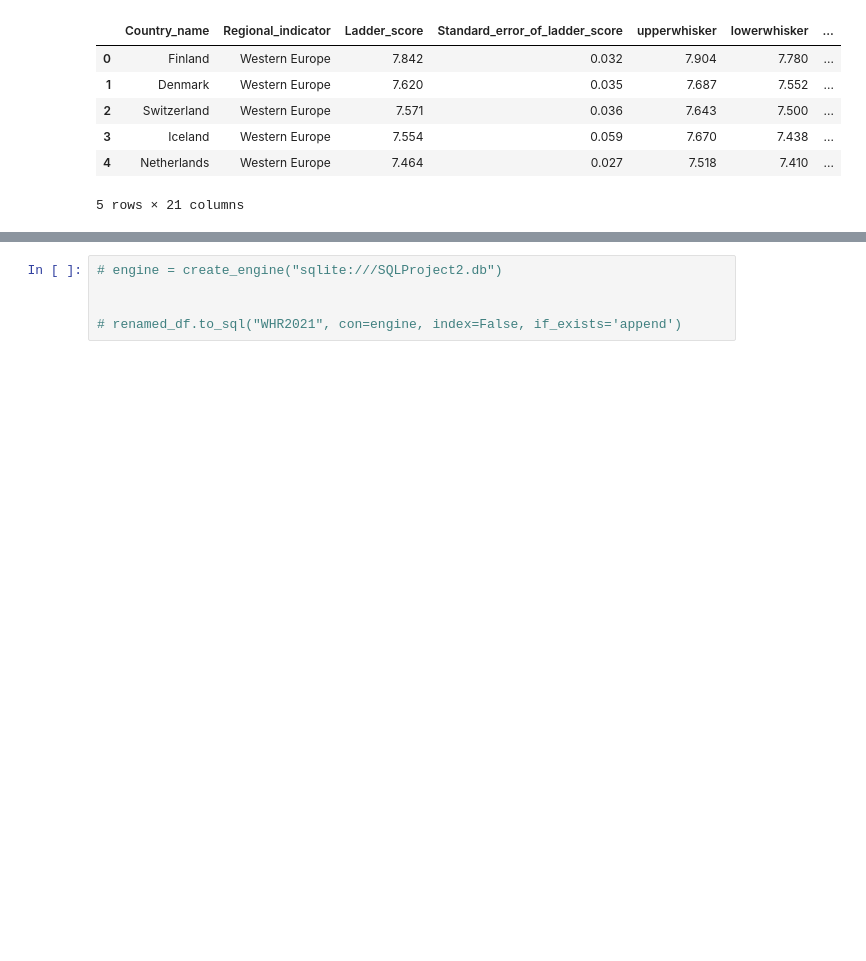
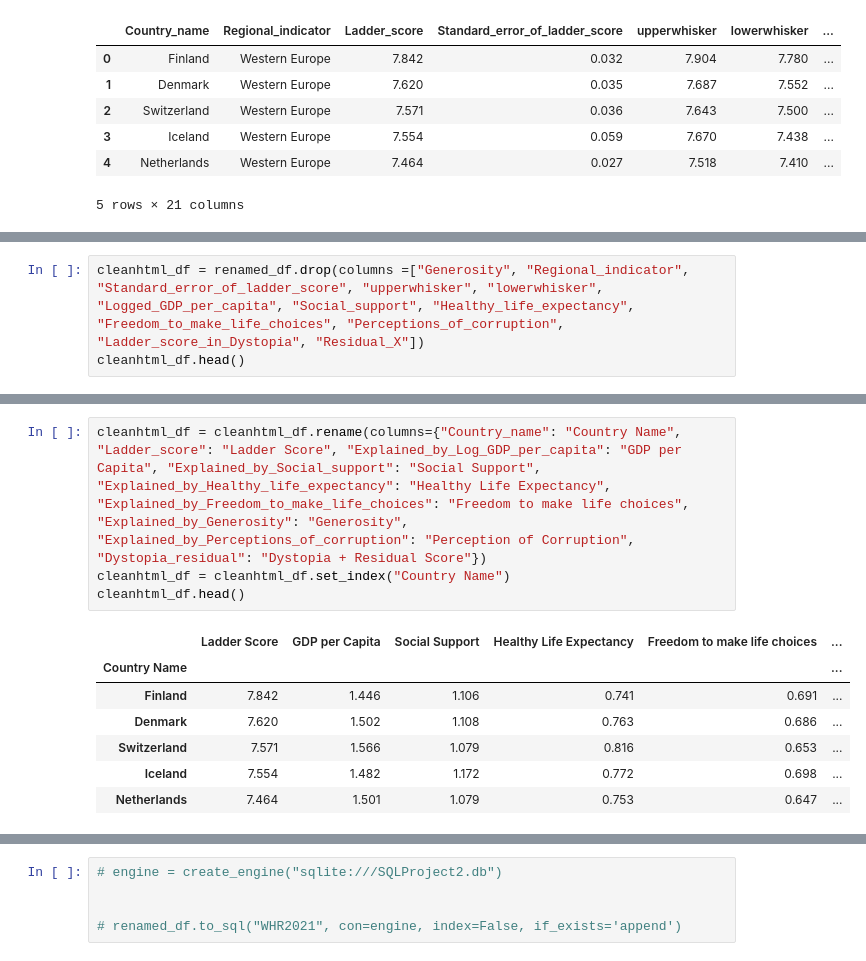
Before and after one commit to CoryOpie/Project_2, a Jupyter notebook: CleanProject.ipynb, the cells around one changed output, grey strips where cells are left out. Saved outputs shown, nothing was run; the diff lists cells and outputs as text; blank space fills up the shorter version.

```diff
--- a/CleanProject.ipynb
+++ b/CleanProject.ipynb
@@ -129,0 +174,3 @@ plt.show()
+# %%
+cleanhtml_df = renamed_df.drop(columns =["Generosity", "Regional_indicator", "Standard_error_of_ladder_score", "upperwhisker", "lowerwhisker", "Logged_GDP_per_capita", "Social_support", "Healthy_life_expectancy", "Freedom_to_make_life_choices", "Perceptions_of_corruption", "Ladder_score_in_Dystopia", "Residual_X"])
+cleanhtml_df.head()
@@ -129,0 +184,12 @@ plt.show()
+# %%
+cleanhtml_df = cleanhtml_df.rename(columns={"Country_name": "Country Name", "Ladder_score": "Ladder Score", "Explained_by_Log_GDP_per_capita": "GDP per Capita", "Explained_by_Social_support": "Social Support", "Explained_by_Healthy_life_expectancy": "Healthy Life Expectancy", "Explained_by_Freedom_to_make_life_choices": "Freedom to make life choices", "Explained_by_Generosity": "Generosity", "Explained_by_Perceptions_of_corruption": "Perception of Corruption", "Dystopia_residual": "Dystopia + Residual Score"})
+cleanhtml_df = cleanhtml_df.set_index("Country Name")
+cleanhtml_df.head()
+# %% [output]
+|  | Ladder Score | GDP per Capita | Social Support | Healthy Life Expectancy | Freedom to make life choices | ... |
+| Country Name |  |  |  |  |  | ... |
+| Finland | 7.842 | 1.446 | 1.106 | 0.741 | 0.691 | ... |
+| Denmark | 7.620 | 1.502 | 1.108 | 0.763 | 0.686 | ... |
+| Switzerland | 7.571 | 1.566 | 1.079 | 0.816 | 0.653 | ... |
+| Iceland | 7.554 | 1.482 | 1.172 | 0.772 | 0.698 | ... |
+| Netherlands | 7.464 | 1.501 | 1.079 | 0.753 | 0.647 | ... |
```
Also changed, not shown: parts of 17 cells of this notebook, 3 other files.
